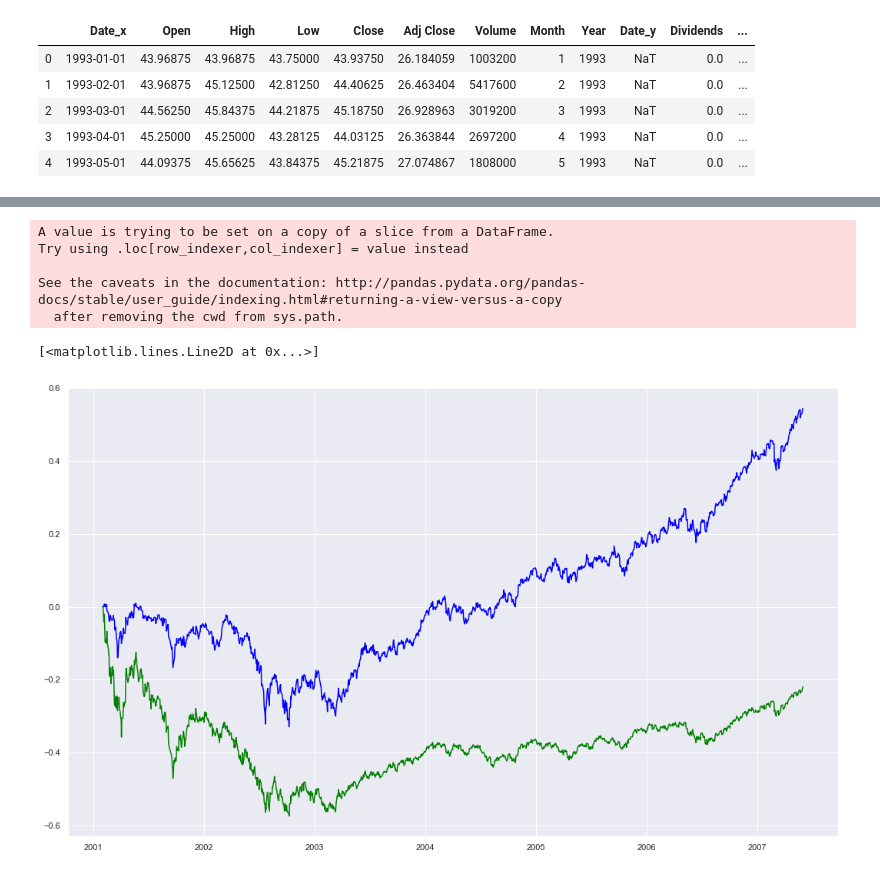
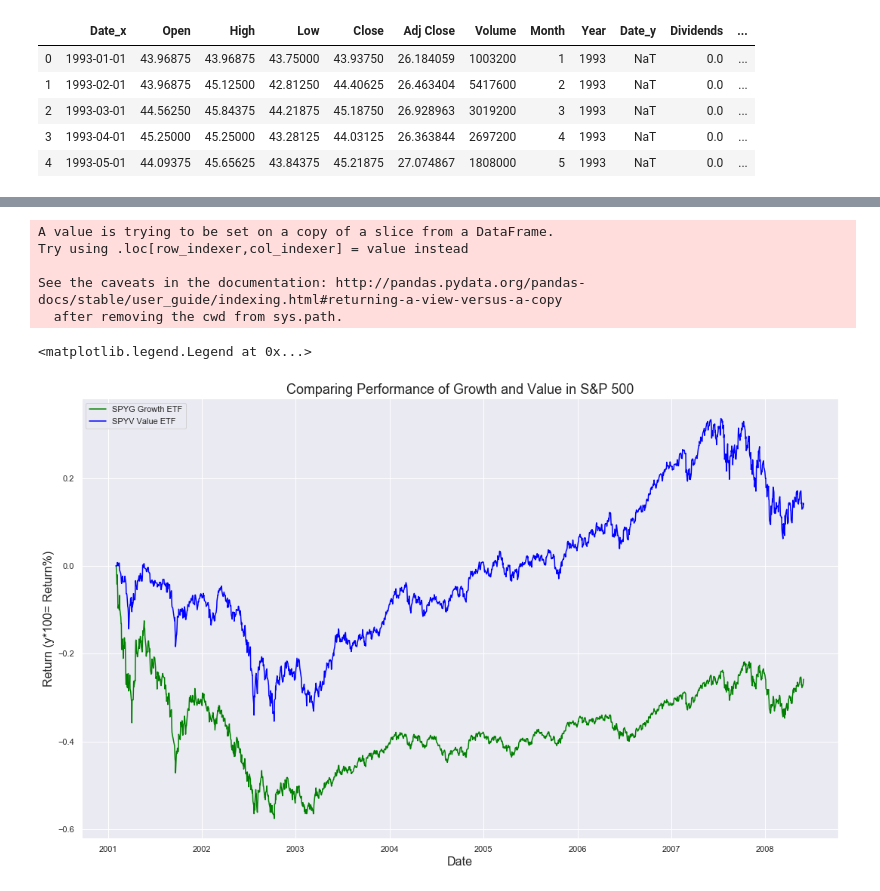
Before and after one commit to vikranttkumar/QuantitativeEasingEffects_Equities, a Jupyter notebook: Quantitative Easing Across Asset Classes.ipynb, the cells around one changed output, grey strips where cells are left out. Drawn from its saved outputs; the diff is of its cells as text; code cells hidden in the pictures.

```diff
--- a/Quantitative Easing Across Asset Classes.ipynb
+++ b/Quantitative Easing Across Asset Classes.ipynb
@@ -124,16 +133,18 @@ XLU_price['Dividends'].fillna(0,inplace=True)
 # %% [markdown]
 #### Get the true price of stock by adding back dividends
 # %%
-SPY_price['Actual_Price'] = SPY_price['Adj Close'] + SPY_price['Dividends']
-SPY_daily['Actual_Price'] = SPY_daily['Adj Close']
-VPU_price['Actual_Price'] = VPU_price['Adj Close'] + VPU_price['Dividends']
-VTV_price['Actual_Price'] = VTV_price['Adj Close'] + VTV_price['Dividends']
-VUG_price['Actual_Price'] = VUG_price['Adj Close'] + VUG_price['Dividends']
-BRK_price['Actual_Price'] = BRK_price['Adj Close']
-SPYG_price['Actual_Price'] = SPYG_price['Adj Close'] + SPYG_price['Dividends']
-SPYV_price['Actual_Price'] = SPYV_price['Adj Close'] + SPYV_price['Dividends']
-XLU_price['Actual_Price'] = XLU_price['Adj Close'] + XLU_price['Dividends']
-QQQ_price['Actual_Price'] = QQQ_price['Adj Close']
+SPY_price['Actual_Price'] = SPY_price['Close'] #+ SPY_price['Dividends']
+SPY_daily['Actual_Price'] = SPY_daily['Close']
+VPU_price['Actual_Price'] = VPU_price['Close'] #+ VPU_price['Dividends']
+VTV_price['Actual_Price'] = VTV_price['Close'] #+ VTV_price['Dividends']
+VUG_price['Actual_Price'] = VUG_price['Close'] #+ VUG_price['Dividends']
+BRK_price['Actual_Price'] = BRK_price['Close']
+SPYG_price['Actual_Price'] = SPYG_price['Close']# + SPYG_price['Dividends']
+SPYV_price['Actual_Price'] = SPYV_price['Close'] #+ SPYV_price['Dividends']
+XLU_price['Actual_Price'] = XLU_price['Close'] #+ XLU_price['Dividends']
+QQQ_price['Actual_Price'] = QQQ_price['Close']
+SPXT_price['Actual_Price'] = SPXT_price['Close']# + SPXT_price['Dividends']
+XLK_price['Actual_Price'] = XLK_price['Close']
 SPY_price.head()
 # %% [output]
 |  | Date_x | Open | High | Low | Close | Adj Close | Volume | Month | Year | Date_y | Dividends | ... |
@@ -372,3 +387,14 @@ plt.ylabel("Ratio", size=18)
 # %% [output]
 Text(0, 0.5, 'Ratio')
 [figure]
+# %%
+sns.set(rc={'figure.figsize':(18,12)})
+# plt.style.use('fivethirtyeight')
+sns.lineplot(x='Date',y='EMA_Gold_SPY_200Day',data=Gold_vs_SPY, color='red', label='200 Day EMA')
+sns.lineplot(x='Date',y='EMA_Gold_SPY_50Month',data=Gold_vs_SPY, color='blue', label = '50 Month EMA')
+sns.lineplot(x='Date',y='Inverse_Ratio',data=Gold_vs_SPY, color='orange', label='Ratio of Gold Prices over S&P500')
+plt.title("Ratio of Gold Prices to S&P500 with 200 Day & 50 Month EMA", size=32)
+plt.legend(loc='upper left', fontsize=20)
+plt.xlabel("Date", size=18)
+plt.ylabel("Ratio", size=18)
+# plt.yaxis.set_major_formatter(mtick.PercentFormatter())=
@@ -488,19 +539,23 @@ See the caveats in the documentation: http://pandas.pydata.org/pandas-docs/stabl
 # %%
-SPYG_QT0 = compute_returns(SPYG_price, '2001-02-01', '2007-06-01')
-SPYV_QT0 = compute_returns(SPYV_price, '2001-02-01', '2007-06-01')
+SPYG_QT0 = compute_returns(SPYG_price, '2001-02-01', '2008-06-01')
+SPYV_QT0 = compute_returns(SPYV_price, '2001-02-01', '2008-06-01')
 
 sns.set(rc={'figure.figsize':(16,10)})
 fig,ax = plt.subplots()
-ax.plot(SPYG_QT0.Date, SPYG_QT0.DailyReturn, color="green")
-ax.plot(SPYV_QT0.Date, SPYV_QT0.DailyReturn, color="blue")
+ax.plot(SPYG_QT0.Date, SPYG_QT0.DailyReturn, color="green", label='SPYG Growth ETF')
+ax.plot(SPYV_QT0.Date, SPYV_QT0.DailyReturn, color="blue", label='SPYV Value ETF')
+plt.title("Comparing Performance of Growth and Value in S&P 500", size=18)
+plt.xlabel('Date',size=16)
+plt.ylabel('Return (y*100= Return%)',size=16)
+plt.legend(loc='upper left')
 # %% [output]
 A value is trying to be set on a copy of a slice from a DataFrame.
 Try using .loc[row_indexer,col_indexer] = value instead
 
 See the caveats in the documentation: http://pandas.pydata.org/pandas-docs/stable/user_guide/indexing.html#returning-a-view-versus-a-copy
   after removing the cwd from sys.path.
-[<matplotlib.lines.Line2D at 0x...>]
+<matplotlib.legend.Legend at 0x...>
-[figure, old version]
+[figure, new version]
 # %%
 # QQQ_price_1998 = QQQ_price.loc[(QQQ_price['Date'] >= pd.to_datetime('1998-01-01'))&(QQQ_price['Date'] <= pd.to_datetime('2020-06-01'))]
 # SPY_price_1998 = SPY_daily.loc[(SPY_daily['Date'] >= pd.to_datetime('1998-01-01'))&(SPY_daily['Date'] <= pd.to_datetime('2020-06-01'))]
```
Also changed, not shown: parts of 25 cells of this notebook.
